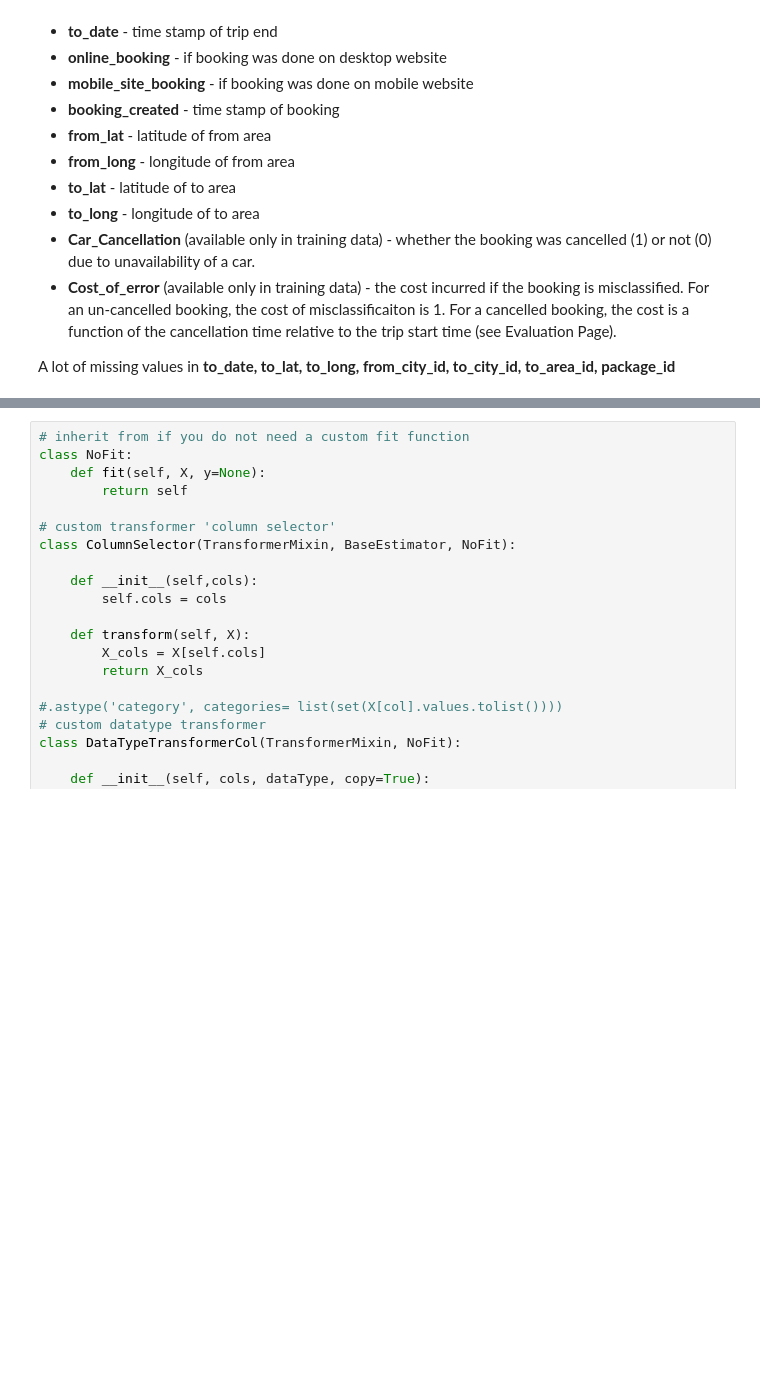
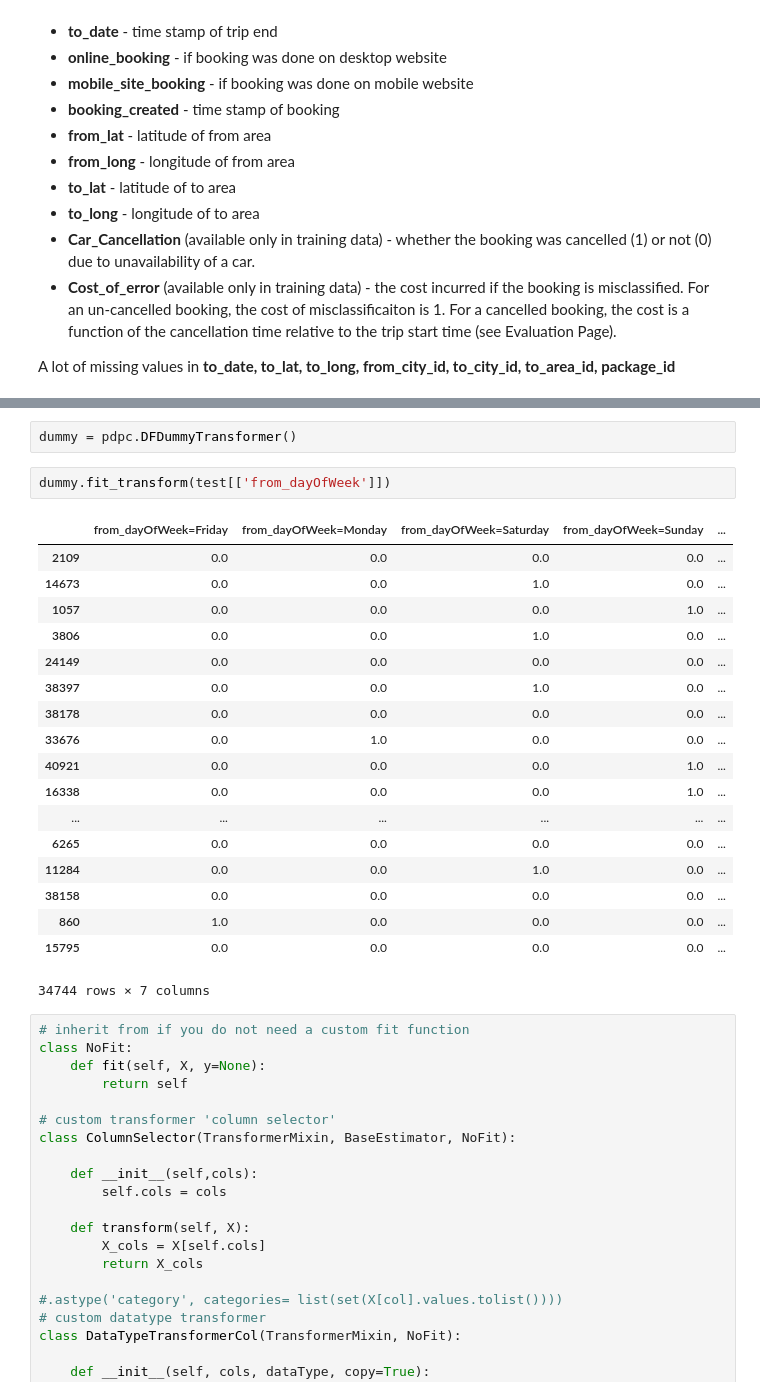
Before and after one commit to Jodahr/CabCancellation, a Jupyter notebook: CabCancellation.ipynb, the cells around one changed output, grey strips where cells are left out. Saved outputs shown, nothing was run; the diff lists cells and outputs as text; blank space fills up the shorter version.

```diff
--- a/CabCancellation.ipynb
+++ b/CabCancellation.ipynb
@@ -99,3 +314,26 @@ temp_features = ['from_date', 'to_date', 'booking_created']
+# %%
+dummy = pdpc.DFDummyTransformer()
+# %%
+dummy.fit_transform(test[['from_dayOfWeek']])
+# %% [output]
+|  | from_dayOfWeek=Friday | from_dayOfWeek=Monday | from_dayOfWeek=Saturday | from_dayOfWeek=Sunday | ... |
+| 2109 | 0.0 | 0.0 | 0.0 | 0.0 | ... |
+| 14673 | 0.0 | 0.0 | 1.0 | 0.0 | ... |
+| 1057 | 0.0 | 0.0 | 0.0 | 1.0 | ... |
+| 3806 | 0.0 | 0.0 | 1.0 | 0.0 | ... |
+| 24149 | 0.0 | 0.0 | 0.0 | 0.0 | ... |
+| 38397 | 0.0 | 0.0 | 1.0 | 0.0 | ... |
+| 38178 | 0.0 | 0.0 | 0.0 | 0.0 | ... |
+| 33676 | 0.0 | 1.0 | 0.0 | 0.0 | ... |
+| 40921 | 0.0 | 0.0 | 0.0 | 1.0 | ... |
+| 16338 | 0.0 | 0.0 | 0.0 | 1.0 | ... |
+| ... | ... | ... | ... | ... | ... |
+| 6265 | 0.0 | 0.0 | 0.0 | 0.0 | ... |
+| 11284 | 0.0 | 0.0 | 1.0 | 0.0 | ... |
+| 38158 | 0.0 | 0.0 | 0.0 | 0.0 | ... |
+| 860 | 1.0 | 0.0 | 0.0 | 0.0 | ... |
+| 15795 | 0.0 | 0.0 | 0.0 | 0.0 | ... |
+34744 rows × 7 columns
 # %%
 # inherit from if you do not need a custom fit function
 class NoFit:
```
Also changed, not shown: parts of 26 cells of this notebook.
